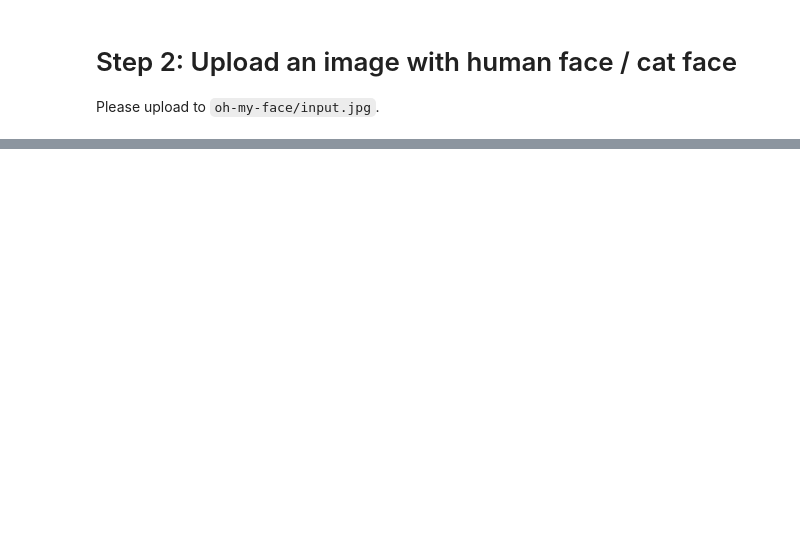
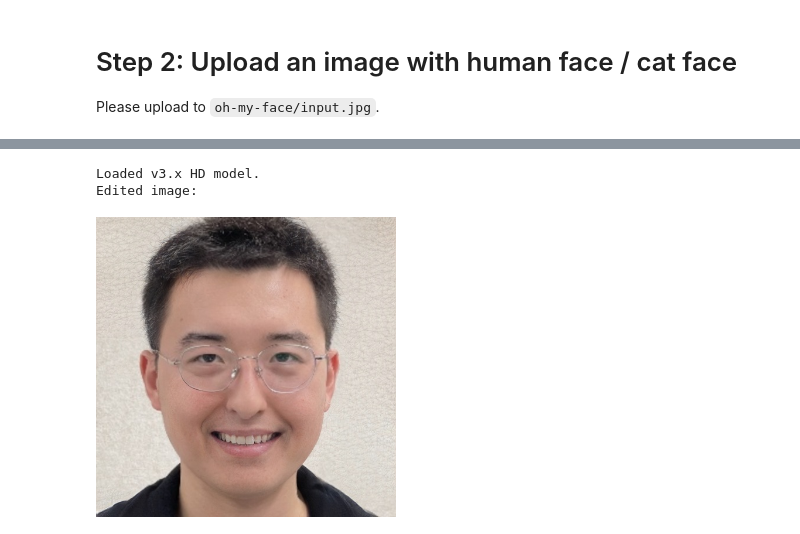
Before and after one commit to P2Oileen/oh-my-face, a Jupyter notebook: oh-my-face.ipynb, the cells around one changed output, grey strips where cells are left out. Cells and saved outputs as stored; diff of their text form; code cells hidden in the pictures; blank space fills up the shorter version.

```diff
--- a/oh-my-face.ipynb
+++ b/oh-my-face.ipynb
@@ -150,0 +171,66 @@ Thu Dec  9 10:29:21 2021
+# %%
+#@title Convert the generated image to be similar with the origin via RIFE
+#@markdown Smaller gamma generates a more similar face.
+import os
+import cv2
+import torch
+import torchvision.transforms as T
+import argparse
+from torch.nn import functional as F
+import warnings
+import time
+warnings.filterwarnings("ignore")
+os.chdir('/content/oh-my-face/src/rife')
+
+device = torch.device("cuda" if torch.cuda.is_available() else "cpu")
+torch.set_grad_enabled(False)
+if torch.cuda.is_available():
+    torch.backends.cudnn.enabled = True
+    torch.backends.cudnn.benchmark = True
+
+img = ['../../output.jpg', '../../input_aligned.jpg']
+exp = 1
+ratio = 0
+rthreshold = 0.02
+rmaxcycles = 8
+model_dir = '/content/oh-my-face/src/weights'
+gamma = 4 #@param {type:"slider", min:1, max:10, step:1}
+
+from train_log.RIFE_HDv3 import Model
+model = Model()
+model.load_model(model_dir, -1)
+print("Loaded v3.x HD model.")
+model.eval()
+model.device()
+
+img0 = cv2.imread(img[0]).astype('uint8')
+img1 = cv2.imread(img[1]).astype('uint8')
+img0 = torch.tensor(cv2.resize(img0, (512, 512)),dtype=torch.float32) / 255.
+img1 = torch.tensor(cv2.resize(img1, (512, 512)),dtype=torch.float32) / 255.
+s0 = img0.std(dim=(0,1))
+m0 = img0.mean(dim=(0,1))
+s1 = img1.std(dim=(0,1))
+m1 = img1.mean(dim=(0,1))
+img0 = m1 + (img0 - m0) * s1 / s0
+img0 = img0.permute(2, 0, 1)
+img1 = img1.permute(2, 0, 1)
+img0 = img0.to(device).unsqueeze(0)
+img1 = img1.to(device).unsqueeze(0)
+n, c, h, w = img0.shape
+ph = ((h - 1) // 64 + 1) * 64
+pw = ((w - 1) // 64 + 1) * 64
+padding = (0, pw - w, 0, ph - h)
+img0 = F.pad(img0, padding)
+img1 = F.pad(img1, padding)
+
+
+img_output = model.inference(img0, img1, 0.5, gamma=gamma)
+
+cv2.imwrite('../../output_rife.jpg', (img_output[0] * 255).byte().cpu().numpy().transpose(1, 2, 0)[:h, :w])
+
+print("Edited image:")
+Image(filename = "../../output_rife.jpg", width=300, height=300)
+# %% [output]
+Loaded v3.x HD model.
+Edited image:
+[figure, added]
```
Also changed, not shown: parts of 9 cells of this notebook.
